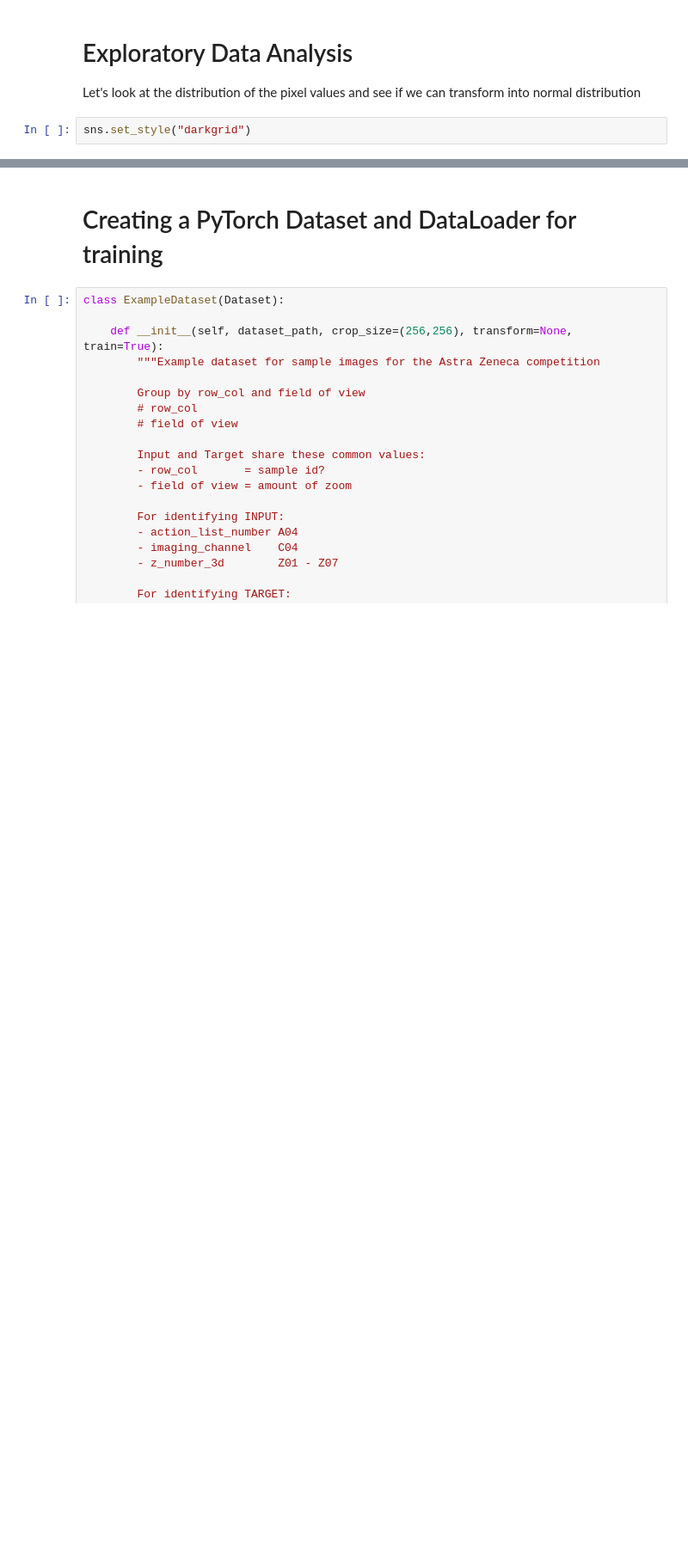
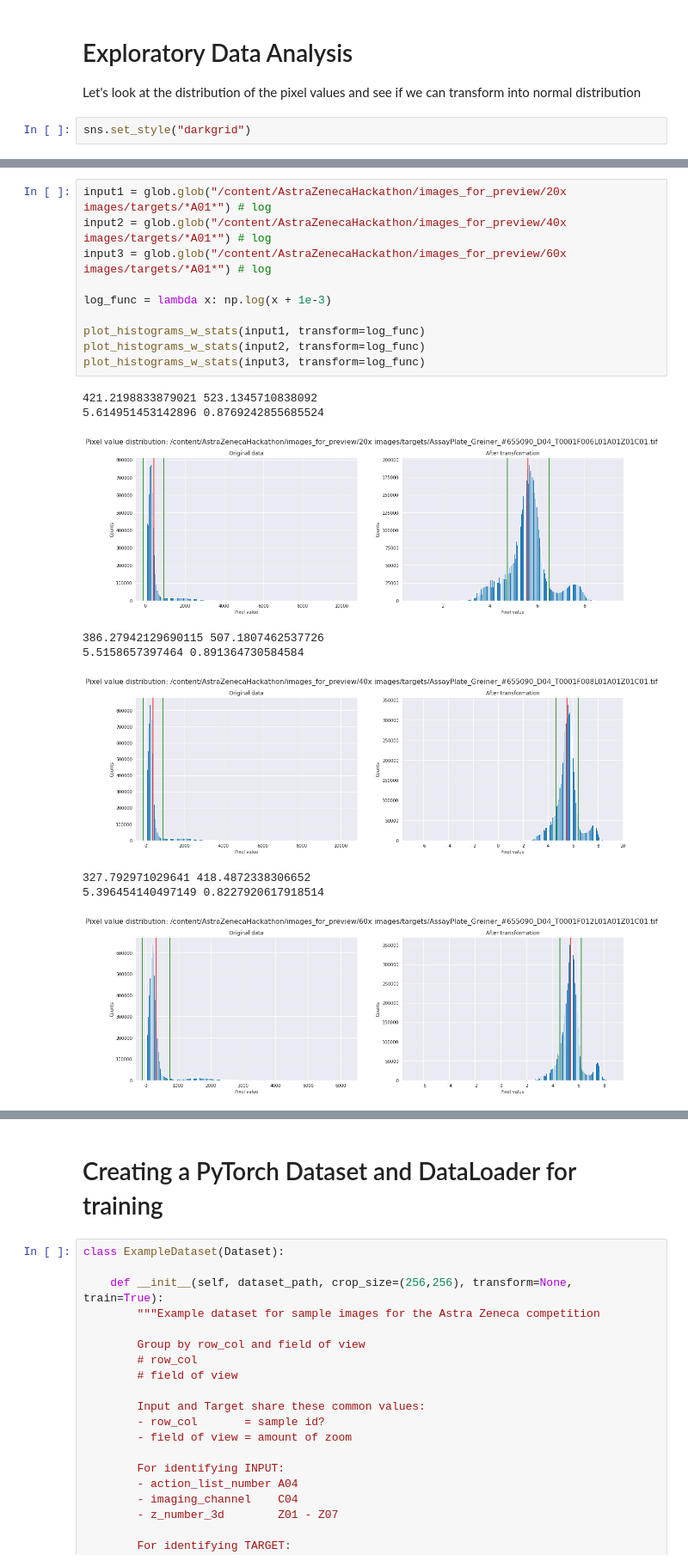
Before and after one commit to Jazzy-cats/AstraZenecaHackathon, a Jupyter notebook: notebooks/04_Sample_Train_test_split_AstraZeneca.ipynb, the cells around one changed output, grey strips where cells are left out. Shown at 86% size. Saved outputs shown, nothing was run; the diff lists cells and outputs as text; blank space fills up the shorter version.

```diff
--- a/notebooks/04_Sample_Train_test_split_AstraZeneca.ipynb
+++ b/notebooks/04_Sample_Train_test_split_AstraZeneca.ipynb
@@ -294,0 +337,20 @@ plot_histograms_w_stats(target3, transform=log_func)
+# %%
+input1 = glob.glob("/content/AstraZenecaHackathon/images_for_preview/20x images/targets/*A01*") # log
+input2 = glob.glob("/content/AstraZenecaHackathon/images_for_preview/40x images/targets/*A01*") # log
+input3 = glob.glob("/content/AstraZenecaHackathon/images_for_preview/60x images/targets/*A01*") # log
+
+log_func = lambda x: np.log(x + 1e-3)
+
+plot_histograms_w_stats(input1, transform=log_func)
+plot_histograms_w_stats(input2, transform=log_func)
+plot_histograms_w_stats(input3, transform=log_func)
+# %% [output]
+421.2198833879021 523.1345710838092
+5.614951453142896 0.8769242855685524
+[figure, added]
+386.27942129690115 507.1807462537726
+5.5158657397464 0.891364730584584
+[figure, added]
+327.792971029641 418.4872338306652
+5.396454140497149 0.8227920617918514
+[figure, added]
```
Also changed, not shown: parts of 26 cells of this notebook.
